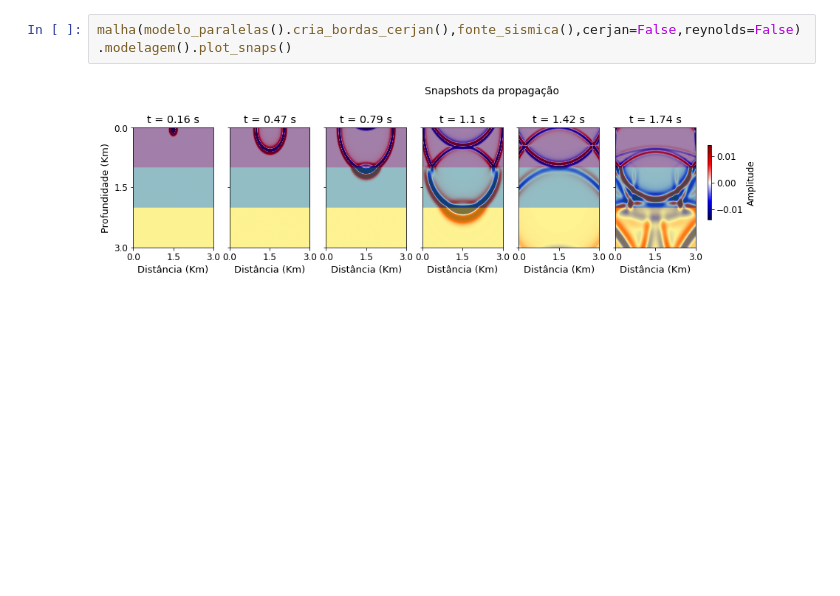
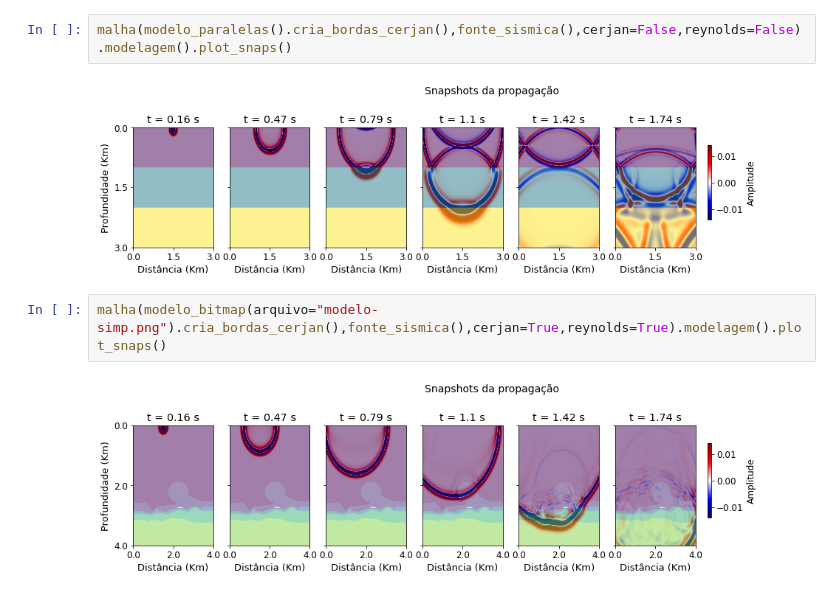
Before and after one commit to thiago-carneiro/mestrado, a Jupyter notebook: procSinais/modelagem.ipynb, the cells around one changed output. Drawn from its saved outputs; the diff is of its cells as text; blank space fills up the shorter version.

```diff
--- a/procSinais/modelagem.ipynb
+++ b/procSinais/modelagem.ipynb
@@ -484,3 +506,7 @@ comp_sis()
 malha(modelo_paralelas().cria_bordas_cerjan(),fonte_sismica(),cerjan=False,reynolds=False).modelagem().plot_snaps()
 # %% [output]
 [figure]
+# %%
+malha(modelo_bitmap(arquivo="modelo-simp.png").cria_bordas_cerjan(),fonte_sismica(),cerjan=True,reynolds=True).modelagem().plot_snaps()
+# %% [output]
+[figure, added]
```
Also changed, not shown: parts of 5 cells of this notebook, 7 other files.
